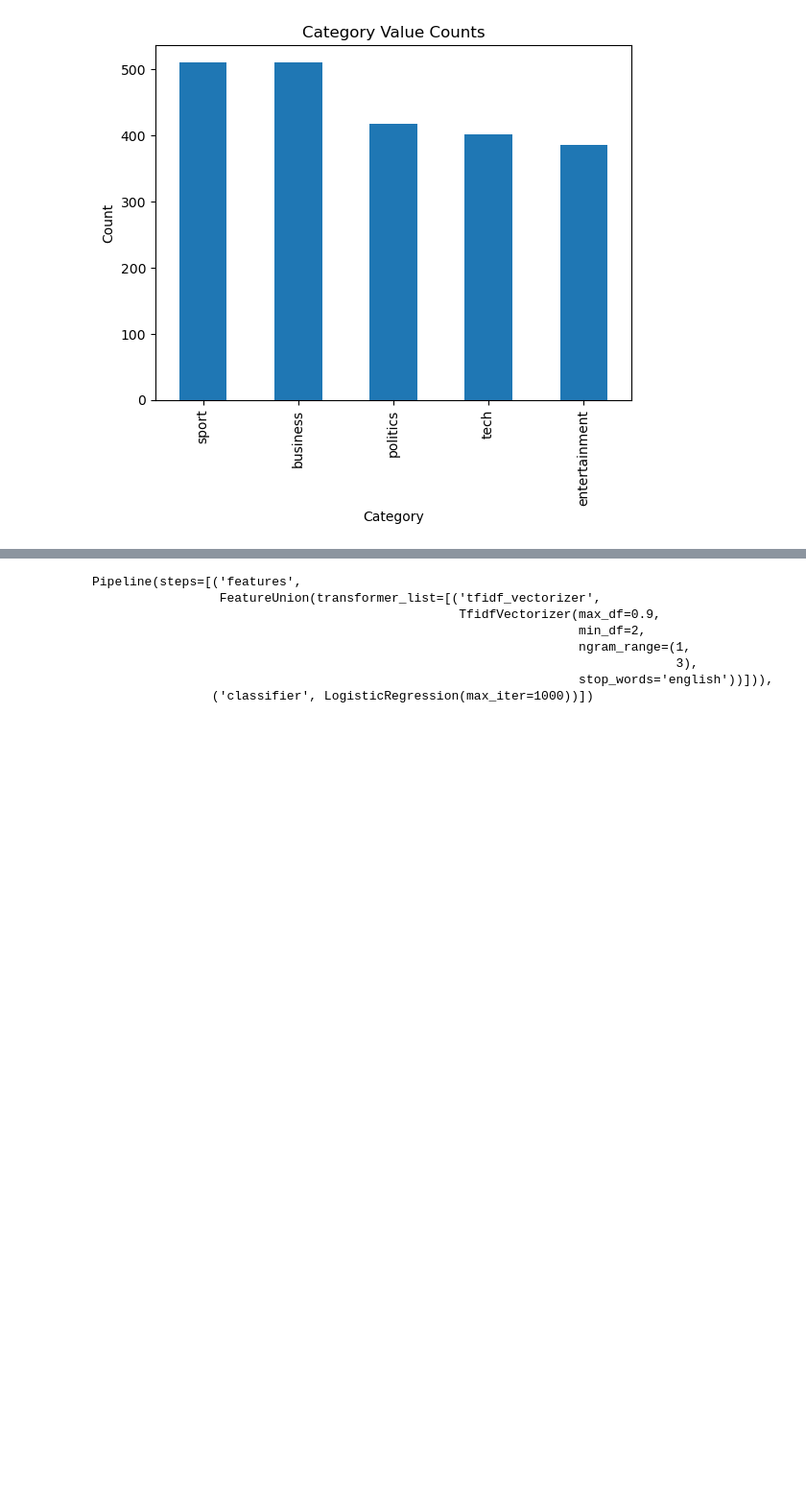
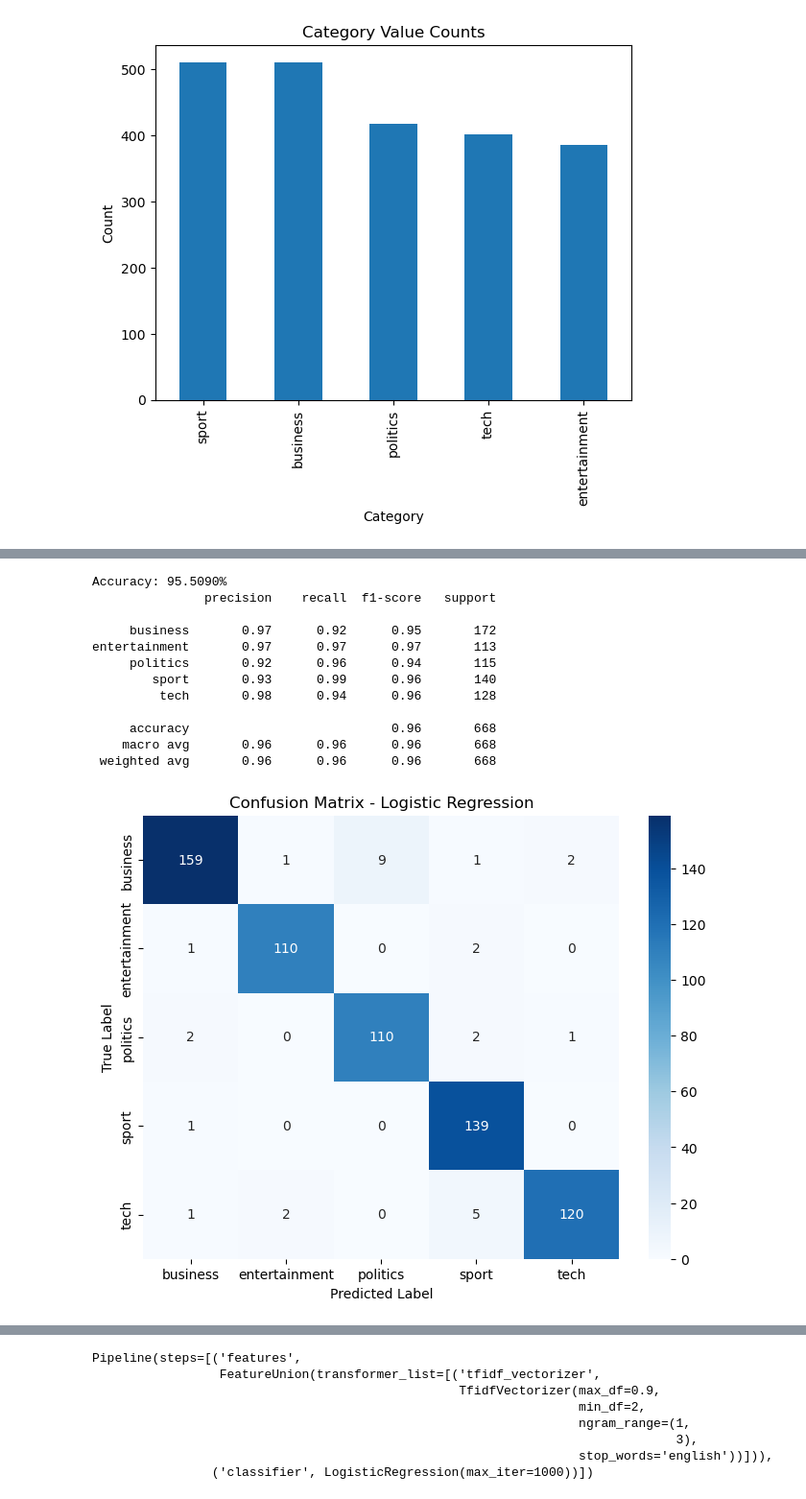
Before and after one commit to AI-Studio-News-Copilot/microsoft-news-copilot, a Jupyter notebook: data-prep.ipynb, the cells around one changed output, grey strips where cells are left out. Shown at 96% size. Cells and saved outputs as stored; diff of their text form; code cells hidden in the pictures; blank space fills up the shorter version.

```diff
--- a/data-prep.ipynb
+++ b/data-prep.ipynb
@@ -144,0 +170,23 @@ tech           1272.0
+# %%
+from sklearn.model_selection import train_test_split
+from sklearn.feature_extraction.text import TfidfVectorizer
+from sklearn.linear_model import LogisticRegression
+from nltk.corpus import stopwords
+
+nltk.download('stopwords')
+stop_words = stopwords.words('english')
+
+X = df['processed_text'].astype(str)
+y = df['category']
+
+#split the dataset into testing and training sets
+X_train, X_test, y_train, y_test = train_test_split(X, y, test_size=0.3, random_state=1234)
+
+#vectorize the content - remove stop words
+vectorizer = TfidfVectorizer(stop_words=stop_words)
+X_train_tfidf = vectorizer.fit_transform(X_train)
+X_test_tfidf = vectorizer.transform(X_test)
+
+#build the logistic regression model with 1000 iterations and fit it to the training sets
+model = LogisticRegression(max_iter=1000)
+model.fit(X_train_tfidf, y_train)
@@ -144,0 +198,36 @@ tech           1272.0
+# %%
+from sklearn.metrics import accuracy_score, classification_report
+import seaborn as sns
+from sklearn.metrics import confusion_matrix
+
+y_pred = model.predict(X_test_tfidf)
+
+accuracy = accuracy_score(y_test, y_pred)
+print(f'Accuracy: {accuracy * 100:.4f}%')
+
+print(classification_report(y_test, y_pred))
+
+#build the confusion matrix
+cm = confusion_matrix(y_test, y_pred)
+
+#plot the matrix
+plt.figure(figsize=(8,6))
+sns.heatmap(cm, annot=True, fmt='d', cmap='Blues', xticklabels=model.classes_, yticklabels=model.classes_)
+plt.xlabel('Predicted Label')
+plt.ylabel('True Label')
+plt.title('Confusion Matrix - Logistic Regression')
+plt.show()
+# %% [output]
+Accuracy: 95.5090%
+               precision    recall  f1-score   support
+
+     business       0.97      0.92      0.95       172
+entertainment       0.97      0.97      0.97       113
+     politics       0.92      0.96      0.94       115
+        sport       0.93      0.99      0.96       140
+         tech       0.98      0.94      0.96       128
+
+     accuracy                           0.96       668
+    macro avg       0.96      0.96      0.96       668
+ weighted avg       0.96      0.96      0.96       668
+[figure, added]
```
Also changed, not shown: parts of 17 cells of this notebook.
